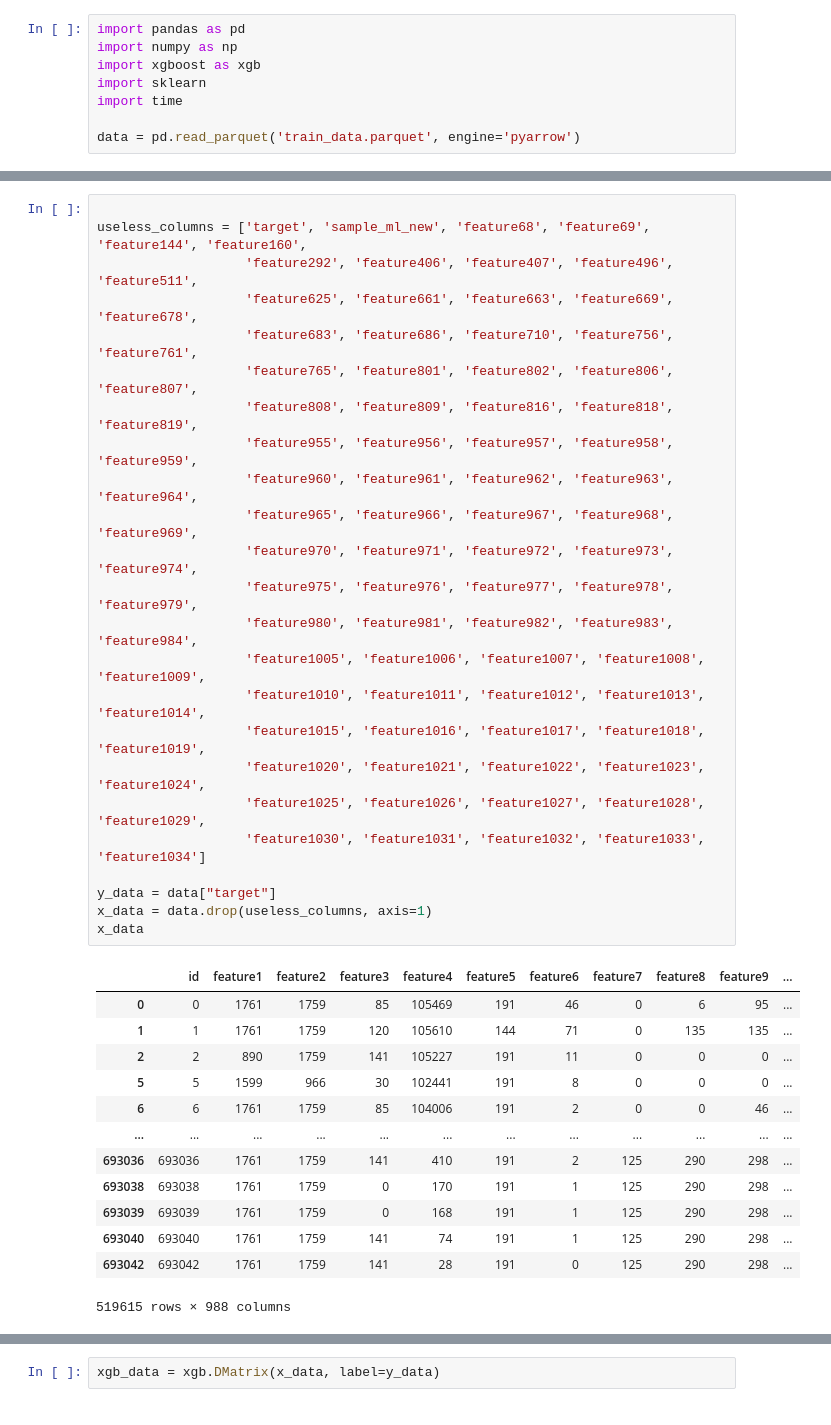
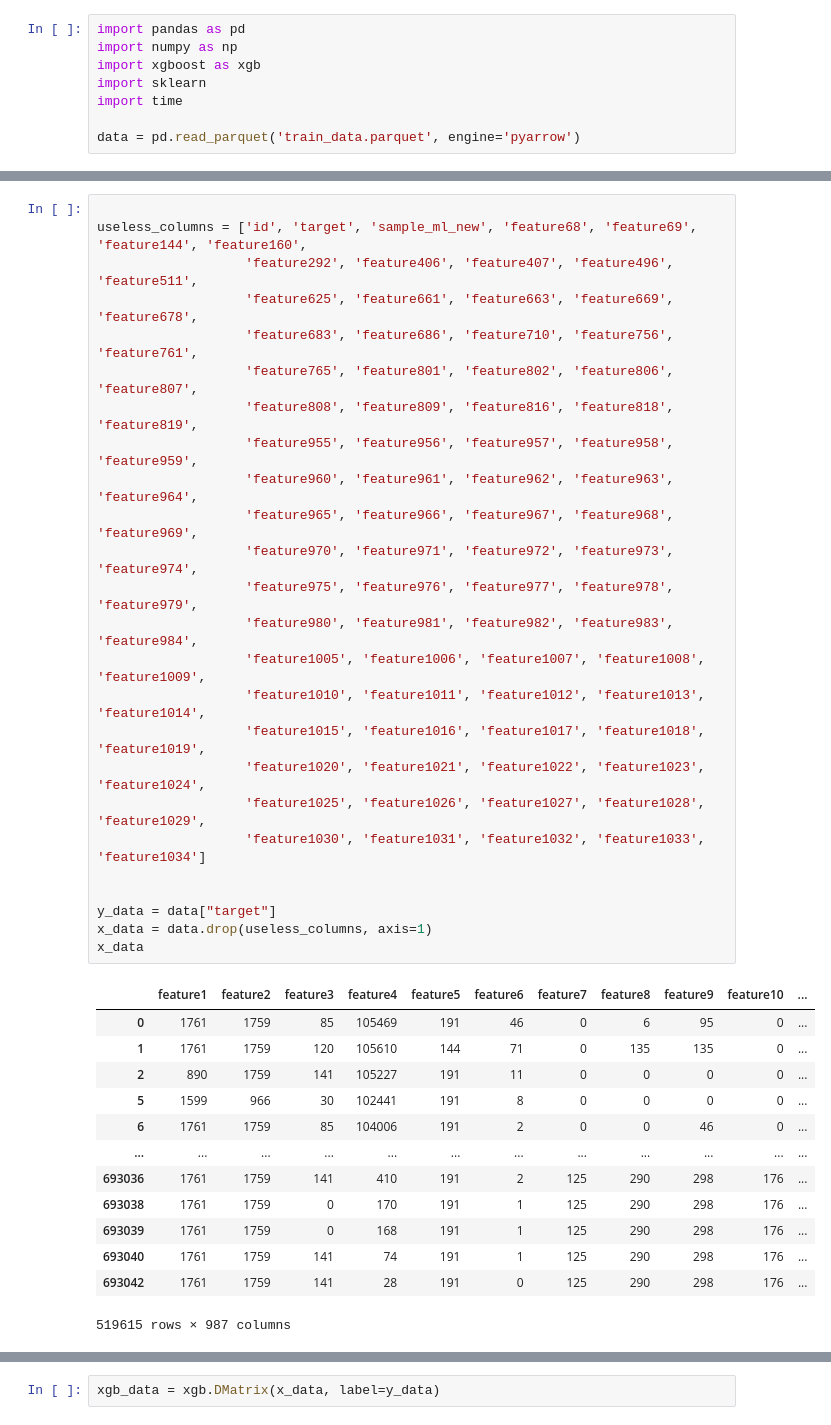
Before and after one commit to Misceria/IT-Purple-2024, a Jupyter notebook: TEST.ipynb, the cells around one changed output, grey strips where cells are left out. Saved outputs shown, nothing was run; the diff lists cells and outputs as text.

```diff
--- a/TEST.ipynb
+++ b/TEST.ipynb
@@ -9,40 +22,41 @@ data = pd.read_parquet('train_data.parquet', engine='pyarrow')
 # %%
 
-useless_columns = ['target', 'sample_ml_new', 'feature68', 'feature69', 'feature144', 'feature160',
+useless_columns = ['id', 'target', 'sample_ml_new', 'feature68', 'feature69', 'feature144', 'feature160',
                    'feature292', 'feature406', 'feature407', 'feature496', 'feature511',
                    'feature625', 'feature661', 'feature663', 'feature669', 'feature678',
                    'feature683', 'feature686', 'feature710', 'feature756', 'feature761',
                    'feature765', 'feature801', 'feature802', 'feature806', 'feature807',
                    'feature808', 'feature809', 'feature816', 'feature818', 'feature819',
                    'feature955', 'feature956', 'feature957', 'feature958', 'feature959',
                    'feature960', 'feature961', 'feature962', 'feature963', 'feature964',
                    'feature965', 'feature966', 'feature967', 'feature968', 'feature969',
                    'feature970', 'feature971', 'feature972', 'feature973', 'feature974',
                    'feature975', 'feature976', 'feature977', 'feature978', 'feature979',
                    'feature980', 'feature981', 'feature982', 'feature983', 'feature984',
                    'feature1005', 'feature1006', 'feature1007', 'feature1008', 'feature1009',
                    'feature1010', 'feature1011', 'feature1012', 'feature1013', 'feature1014',
                    'feature1015', 'feature1016', 'feature1017', 'feature1018', 'feature1019',
                    'feature1020', 'feature1021', 'feature1022', 'feature1023', 'feature1024',
                    'feature1025', 'feature1026', 'feature1027', 'feature1028', 'feature1029',
                    'feature1030', 'feature1031', 'feature1032', 'feature1033', 'feature1034']
 
+
 y_data = data["target"]
 x_data = data.drop(useless_columns, axis=1)
 x_data
 # %% [output]
-|  | id | feature1 | feature2 | feature3 | feature4 | feature5 | feature6 | feature7 | feature8 | feature9 | ... |
-| 0 | 0 | 1761 | 1759 | 85 | 105469 | 191 | 46 | 0 | 6 | 95 | ... |
-| 1 | 1 | 1761 | 1759 | 120 | 105610 | 144 | 71 | 0 | 135 | 135 | ... |
-| 2 | 2 | 890 | 1759 | 141 | 105227 | 191 | 11 | 0 | 0 | 0 | ... |
-| 5 | 5 | 1599 | 966 | 30 | 102441 | 191 | 8 | 0 | 0 | 0 | ... |
-| 6 | 6 | 1761 | 1759 | 85 | 104006 | 191 | 2 | 0 | 0 | 46 | ... |
+|  | feature1 | feature2 | feature3 | feature4 | feature5 | feature6 | feature7 | feature8 | feature9 | feature10 | ... |
+| 0 | 1761 | 1759 | 85 | 105469 | 191 | 46 | 0 | 6 | 95 | 0 | ... |
+| 1 | 1761 | 1759 | 120 | 105610 | 144 | 71 | 0 | 135 | 135 | 0 | ... |
+| 2 | 890 | 1759 | 141 | 105227 | 191 | 11 | 0 | 0 | 0 | 0 | ... |
+| 5 | 1599 | 966 | 30 | 102441 | 191 | 8 | 0 | 0 | 0 | 0 | ... |
+| 6 | 1761 | 1759 | 85 | 104006 | 191 | 2 | 0 | 0 | 46 | 0 | ... |
 | ... | ... | ... | ... | ... | ... | ... | ... | ... | ... | ... | ... |
-| 693036 | 693036 | 1761 | 1759 | 141 | 410 | 191 | 2 | 125 | 290 | 298 | ... |
-| 693038 | 693038 | 1761 | 1759 | 0 | 170 | 191 | 1 | 125 | 290 | 298 | ... |
-| 693039 | 693039 | 1761 | 1759 | 0 | 168 | 191 | 1 | 125 | 290 | 298 | ... |
-| 693040 | 693040 | 1761 | 1759 | 141 | 74 | 191 | 1 | 125 | 290 | 298 | ... |
-| 693042 | 693042 | 1761 | 1759 | 141 | 28 | 191 | 0 | 125 | 290 | 298 | ... |
+| 693036 | 1761 | 1759 | 141 | 410 | 191 | 2 | 125 | 290 | 298 | 176 | ... |
+| 693038 | 1761 | 1759 | 0 | 170 | 191 | 1 | 125 | 290 | 298 | 176 | ... |
+| 693039 | 1761 | 1759 | 0 | 168 | 191 | 1 | 125 | 290 | 298 | 176 | ... |
+| 693040 | 1761 | 1759 | 141 | 74 | 191 | 1 | 125 | 290 | 298 | 176 | ... |
+| 693042 | 1761 | 1759 | 141 | 28 | 191 | 0 | 125 | 290 | 298 | 176 | ... |
-519615 rows × 988 columns
+519615 rows × 987 columns
 # %%
 X_train, X_test, y_train,  y_test = sklearn.model_selection.train_test_split(x_data, y_data, test_size=0.25, shuffle=True)
```
Also changed, not shown: parts of 25 cells of this notebook.
